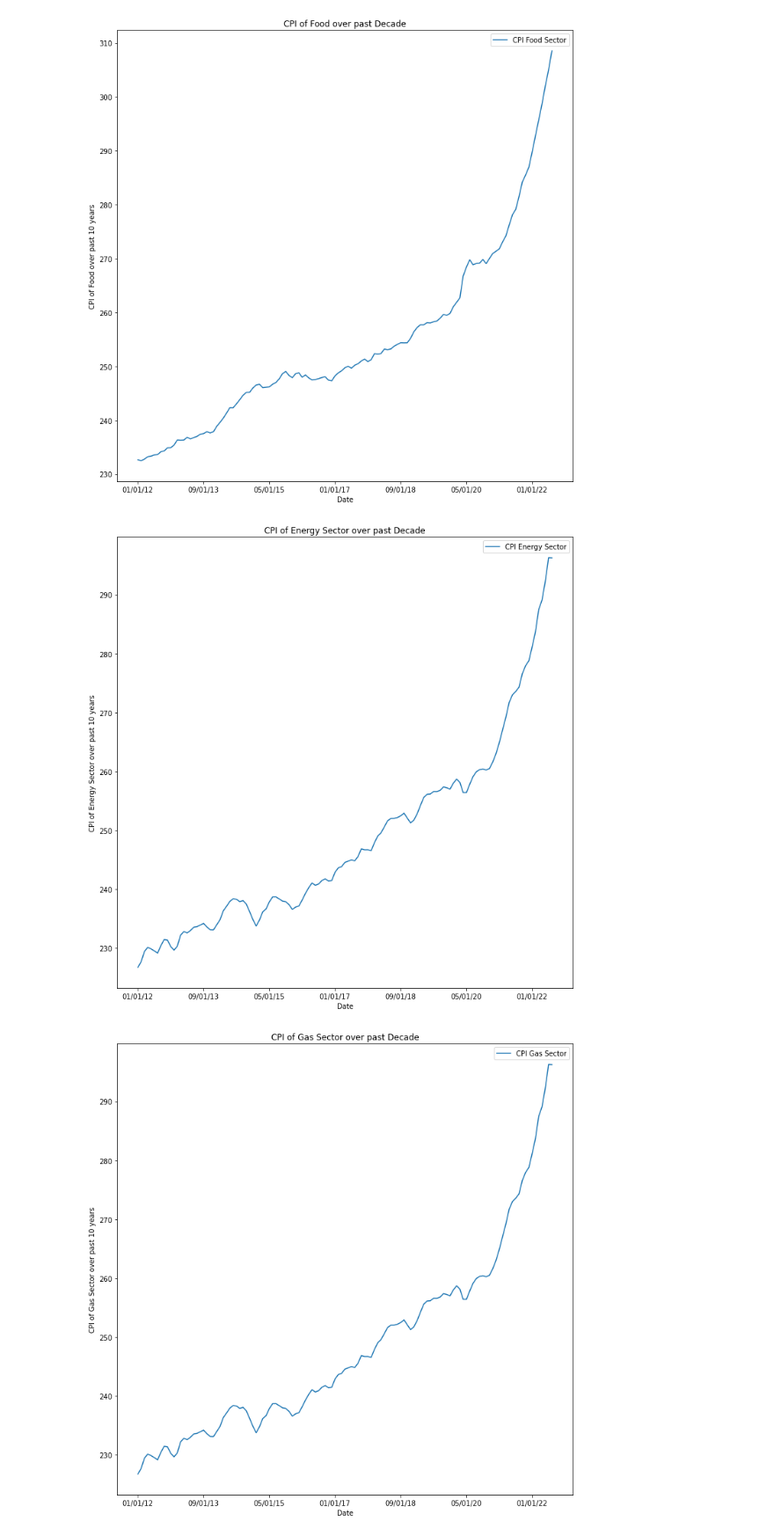
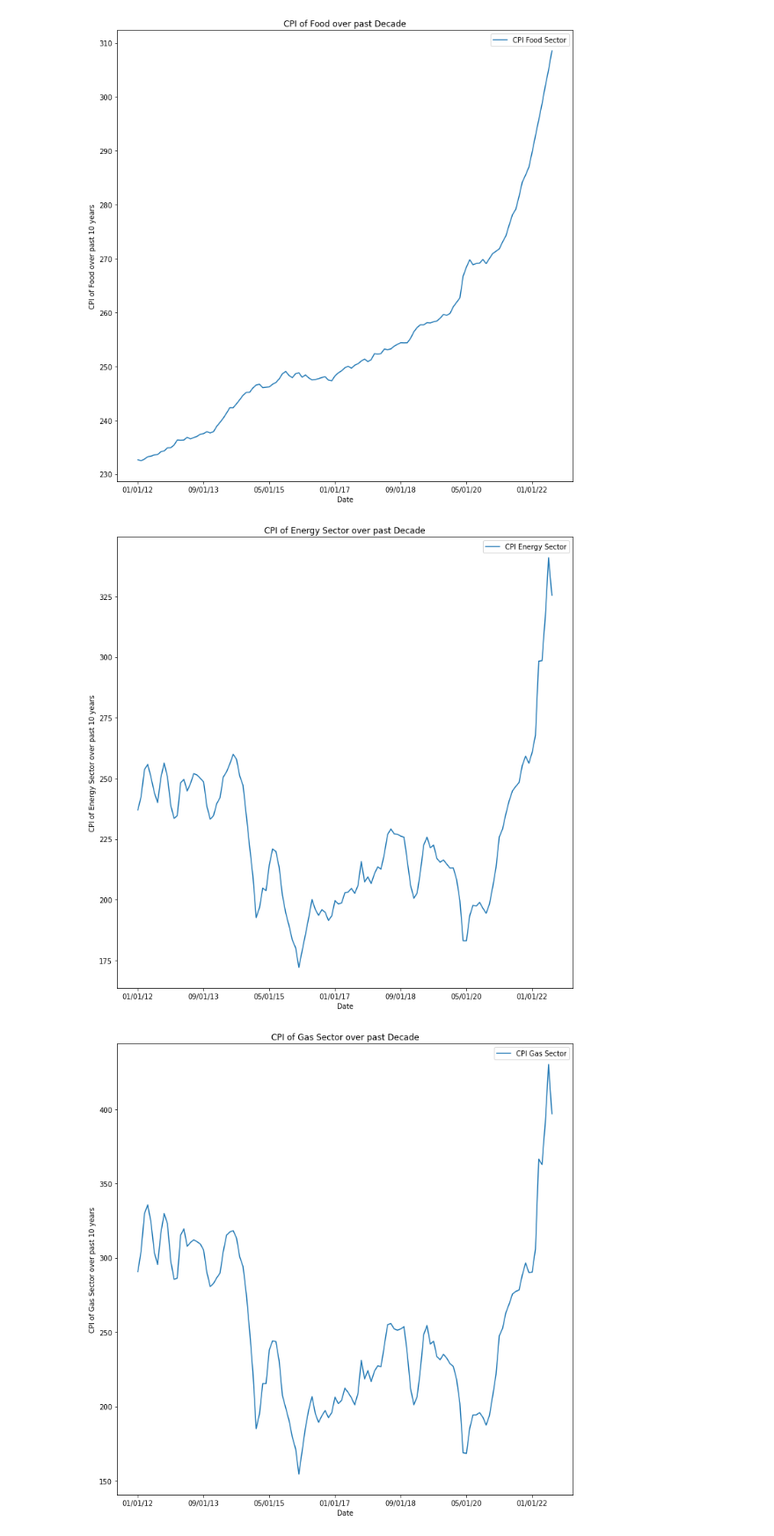
Before and after one commit to Master-Leo/Team-6-Main, a Jupyter notebook: Project 1 Code/statistical_analysis.ipynb, the cells around one changed output. Shown at 88% size. Saved outputs shown, nothing was run; the diff lists cells and outputs as text; code cells hidden in the pictures.

Commit message:
'graph updated'

```diff
--- a/Project 1 Code/statistical_analysis.ipynb
+++ b/Project 1 Code/statistical_analysis.ipynb
@@ -229,7 +229,7 @@ plt.show()
 # %% [output]
 [figure]
 # %%
-inflation_df["cpi_all_items"].plot(label = "CPI Energy Sector")
+inflation_df["cpi_energy"].plot(label = "CPI Energy Sector")
 plt.title("CPI of Energy Sector over past Decade")
 plt.ylabel("CPI of Energy Sector over past 10 years")
 plt.rcParams["figure.figsize"] = [10,10]
@@ -239,19 +239,19 @@ plt.legend(bbox_to_anchor=(1.0, 1.0))
 plt.savefig("../Project 1 Code/Images/ind_energy_trend.jpg",bbox_inches='tight')
 plt.show()
 # %% [output]
-[figure, old version]
+[figure, new version]
 # %%
-inflation_df["cpi_all_items"].plot(label = "CPI Gas Sector")
+inflation_df["cpi_gas"].plot(label = "CPI Gas Sector")
 plt.title("CPI of Gas Sector over past Decade")
 plt.ylabel("CPI of Gas Sector over past 10 years")
 plt.rcParams["figure.figsize"] = [10,10]
 plt.rcParams["figure.autolayout"] = True
 plt.legend(bbox_to_anchor=(1.0, 1.0))
 
 plt.savefig("../Project 1 Code/Images/ind_gas_trend.jpg",bbox_inches='tight')
 plt.show()
 # %% [output]
-[figure, old version]
+[figure, new version]
 # %%
 # Mult-Line Graph for Oil prices, CPI All items, and PPI MFG
 inflation_df.plot(label="Price trend over past 10 years")
```
Also changed, not shown: 2 other files.
